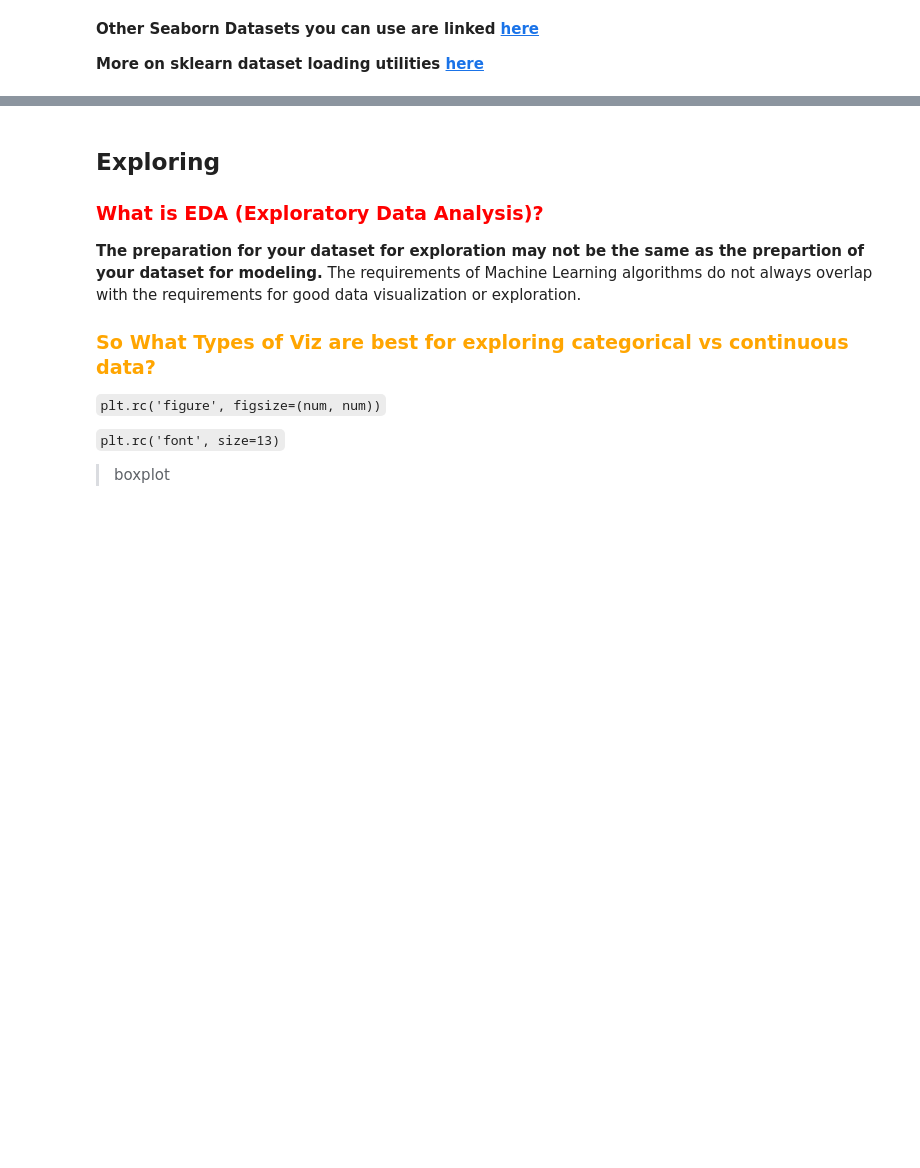
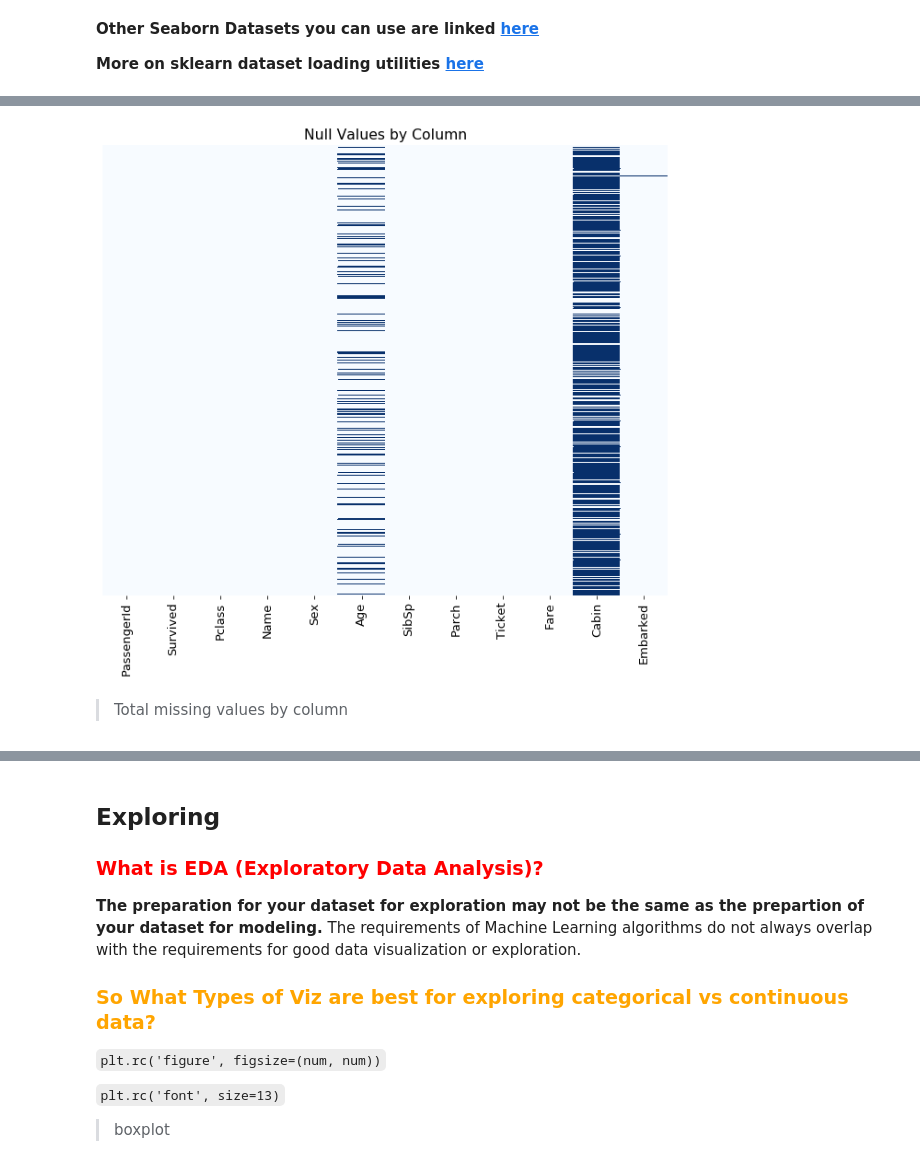
Before and after one commit to faithkane3/ds-methodologies-exercises, a Jupyter notebook: classification/classification_review.ipynb, the cells around one changed output, grey strips where cells are left out. Saved outputs shown, nothing was run; the diff lists cells and outputs as text; code cells hidden in the pictures; blank space fills up the shorter version.

```diff
--- a/classification/classification_review.ipynb
+++ b/classification/classification_review.ipynb
@@ -7,9 +7,23 @@ import numpy as np
 
 import seaborn as sns
 import matplotlib.pyplot as plt
+%matplotlib inline
+
+plt.rc('figure', figsize=(11, 9))
+plt.rc('font', size=13)
 
 from pydataset import data
 
+from sklearn.model_selection import train_test_split
+from sklearn.preprocessing import LabelEncoder
+from sklearn.preprocessing import MinMaxScaler
+from sklearn.impute import SimpleImputer
+from sklearn.preprocessing import OneHotEncoder
+
+# ignore warnings
+import warnings
+warnings.filterwarnings("ignore")
+
 from explore import anatomy_of_a_figure
 from env import host, user, password
 # %% [markdown]
@@ -266,0 +203,9 @@ One-hot Encoding is when we create a new column of 0s and 1s to represent the un
+# %%
+sns.heatmap(df_googlesheet.isnull(), yticklabels = False, cbar = False, cmap='Blues')
+
+plt.title('Null Values by Column')
+plt.show()
+# %% [output]
+[figure, added]
+# %% [markdown]
+>Total missing values by column
```
Also changed, not shown: parts of 18 cells of this notebook.
